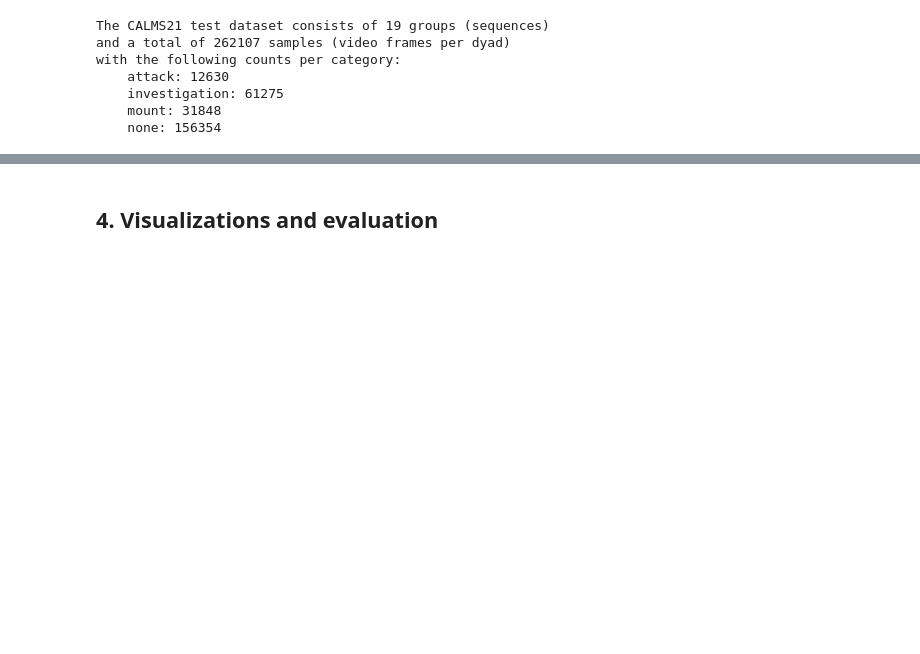
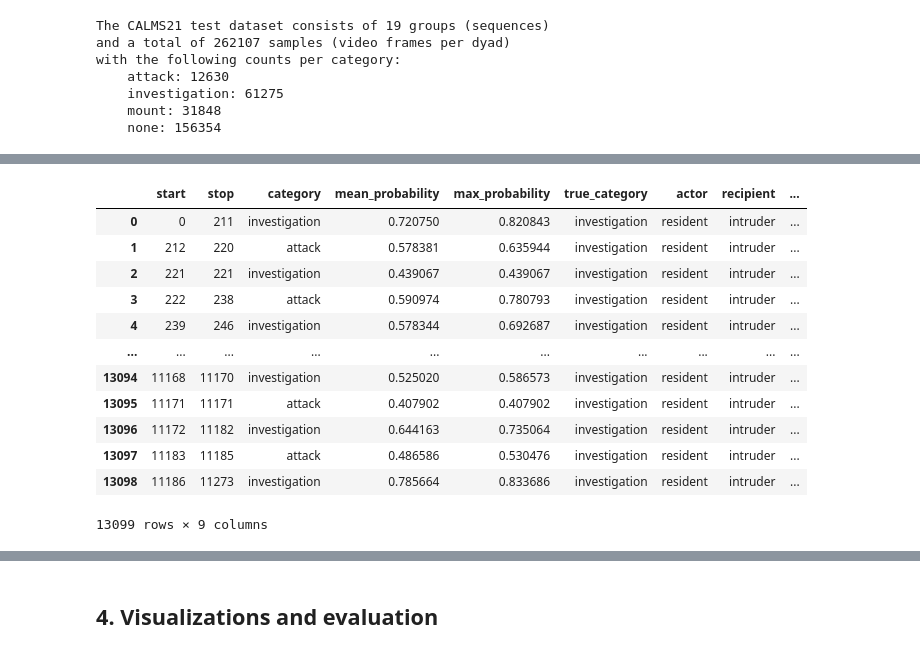
Before and after one commit to pnuehrenberg/vassi, a Jupyter notebook: examples/CALMS21/minimal_example-Copy1.ipynb, the cells around one changed output, grey strips where cells are left out. Drawn from its saved outputs; the diff is of its cells as text; code cells hidden in the pictures; blank space fills up the shorter version.

```diff
--- a/examples/CALMS21/minimal_example-Copy1.ipynb
+++ b/examples/CALMS21/minimal_example-Copy1.ipynb
@@ -219,0 +198,16 @@ Wall time: 4.03 s
+# %%
+result_test.predictions
+# %% [output]
+|  | start | stop | category | mean_probability | max_probability | true_category | actor | recipient | ... |
+| 0 | 0 | 211 | investigation | 0.720750 | 0.820843 | investigation | resident | intruder | ... |
+| 1 | 212 | 220 | attack | 0.578381 | 0.635944 | investigation | resident | intruder | ... |
+| 2 | 221 | 221 | investigation | 0.439067 | 0.439067 | investigation | resident | intruder | ... |
+| 3 | 222 | 238 | attack | 0.590974 | 0.780793 | investigation | resident | intruder | ... |
+| 4 | 239 | 246 | investigation | 0.578344 | 0.692687 | investigation | resident | intruder | ... |
+| ... | ... | ... | ... | ... | ... | ... | ... | ... | ... |
+| 13094 | 11168 | 11170 | investigation | 0.525020 | 0.586573 | investigation | resident | intruder | ... |
+| 13095 | 11171 | 11171 | attack | 0.407902 | 0.407902 | investigation | resident | intruder | ... |
+| 13096 | 11172 | 11182 | investigation | 0.644163 | 0.735064 | investigation | resident | intruder | ... |
+| 13097 | 11183 | 11185 | attack | 0.486586 | 0.530476 | investigation | resident | intruder | ... |
+| 13098 | 11186 | 11273 | investigation | 0.785664 | 0.833686 | investigation | resident | intruder | ... |
+13099 rows × 9 columns
```
Also changed, not shown: parts of 12 cells of this notebook, 8 other files.
